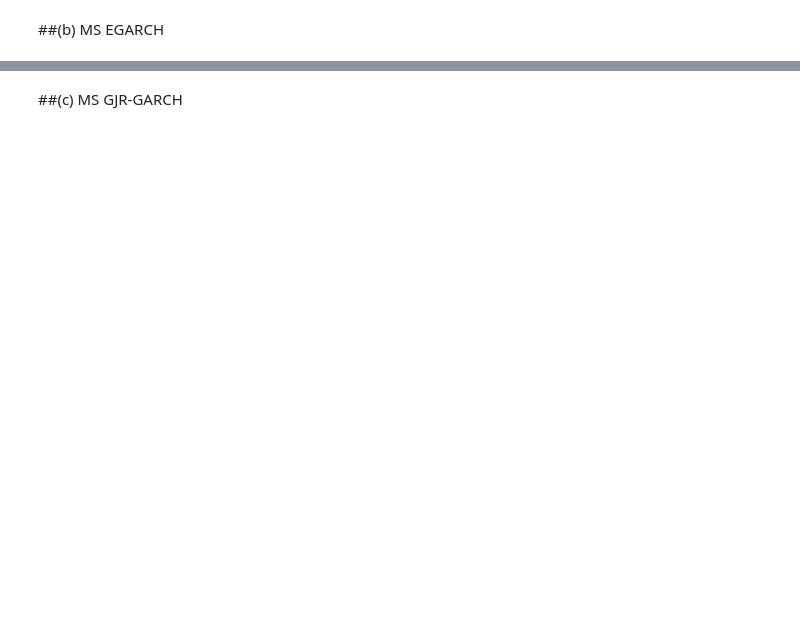
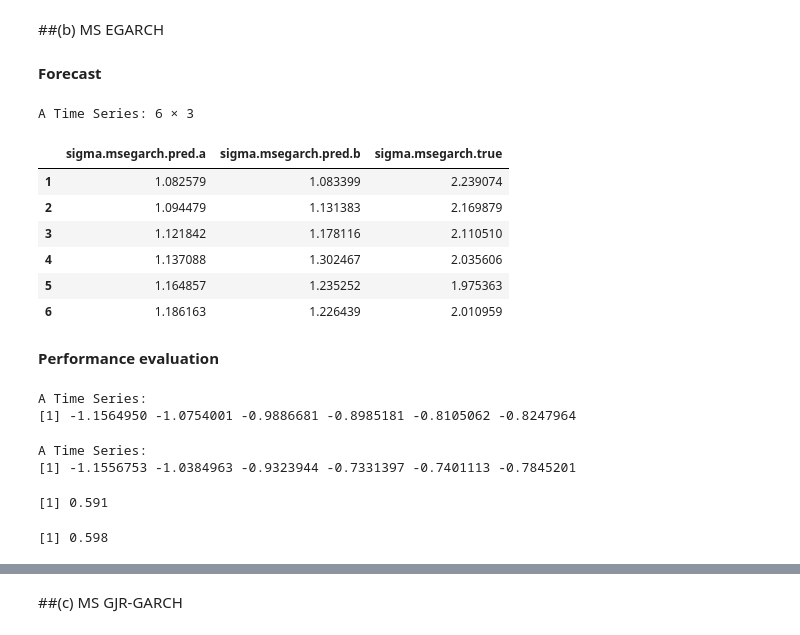
Before and after one commit to cristianegea/GARCH-models, a Jupyter notebook: GARCH_Brazil.ipynb, the cells around one changed output, grey strips where cells are left out. Saved outputs shown, nothing was run; the diff lists cells and outputs as text; code cells hidden in the pictures; blank space fills up the shorter version.

```diff
--- a/GARCH_Brazil.ipynb
+++ b/GARCH_Brazil.ipynb
@@ -2496,2 +2496,75 @@ Signif. codes:  0 ‘***’ 0.001 ‘**’ 0.01 ‘*’ 0.05 ‘.’ 0.1 ‘ ’
 # %% [markdown]
 ##(b) MS EGARCH
+# %% [markdown]
+**Forecast**
+# %%
+# Model Estimation - Maximum Likelihood Estimation
+msegarch.fit.pred.a <- FitML(msegarch.spec,
+                             data = BVSP.df$BVSP.Return)
+# %%
+# Model Estimation - MCMC/Bayesian estimation
+msegarch.fit.pred.b <- FitMCMC(msegarch.spec,
+                               data = BVSP.df$BVSP.Return)
+# %%
+# Forecast - Maximum Likelihood Estimation
+msegarch.pred.a <- predict(object = msegarch.fit.pred.a,
+                           nahead = dim(BVSP.df.out)[1],
+                           do.return.draw = TRUE)
+
+msegarch.forecast.a <- ts(msegarch.pred.a$vol)
+# %%
+# Forecast - MCMC/Bayesian estimation
+msegarch.pred.b <- predict(object = msegarch.fit.pred.b,
+                          nahead = dim(BVSP.df.out)[1],
+                          do.return.draw = TRUE)
+
+msegarch.forecast.b <- ts(msegarch.pred.b$vol)
+# %%
+# Comparative
+sigma.msegarch.pred.a <- msegarch.forecast.a
+sigma.msegarch.pred.b <- msegarch.forecast.b
+sigma.msegarch.true <- ts(BVSP.df.out[,'BVSP.VolMSEGARCH'])
+
+sigma.msegarch <- na.omit(cbind(sigma.msegarch.pred.a,
+                                sigma.msegarch.pred.b,
+                                sigma.msegarch.true))
+head(sigma.msegarch)
+# %% [output]
+A Time Series: 6 × 3
+|  | sigma.msegarch.pred.a | sigma.msegarch.pred.b | sigma.msegarch.true |
+| 1 | 1.082579 | 1.083399 | 2.239074 |
+| 2 | 1.094479 | 1.131383 | 2.169879 |
+| 3 | 1.121842 | 1.178116 | 2.110510 |
+| 4 | 1.137088 | 1.302467 | 2.035606 |
+| 5 | 1.164857 | 1.235252 | 1.975363 |
+| 6 | 1.186163 | 1.226439 | 2.010959 |
+# %% [markdown]
+**Performance evaluation**
+# %%
+# Forecast Error - Forecast a
+msegarch.error.a <- sigma.msegarch[,'sigma.msegarch.pred.a'] - sigma.msegarch[,'sigma.msegarch.true']
+head(msegarch.error.a)
+# %% [output]
+A Time Series:
+[1] -1.1564950 -1.0754001 -0.9886681 -0.8985181 -0.8105062 -0.8247964
+# %%
+# Forecast Error - Forecast b
+msegarch.error.b <- sigma.msegarch[,'sigma.msegarch.pred.b'] - sigma.msegarch[,'sigma.msegarch.true']
+head(msegarch.error.b)
+# %% [output]
+A Time Series:
+[1] -1.1556753 -1.0384963 -0.9323944 -0.7331397 -0.7401113 -0.7845201
+# %%
+# Mean Square Error Loss - Forecast a
+msegarch.mse.a <- MSE(sigma.msegarch[,'sigma.msegarch.pred.a'],
+                      sigma.msegarch[,'sigma.msegarch.true'])
+round(msegarch.mse.a, digits = 3)
+# %% [output]
+[1] 0.591
+# %%
+# Mean Square Error Loss - Forecast b
+msegarch.mse.b <- MSE(sigma.msegarch[,'sigma.msegarch.pred.b'],
+                      sigma.msegarch[,'sigma.msegarch.true'])
+round(msegarch.mse.b, digits = 3)
+# %% [output]
+[1] 0.598
```
Also changed, not shown: parts of 120 cells of this notebook.
